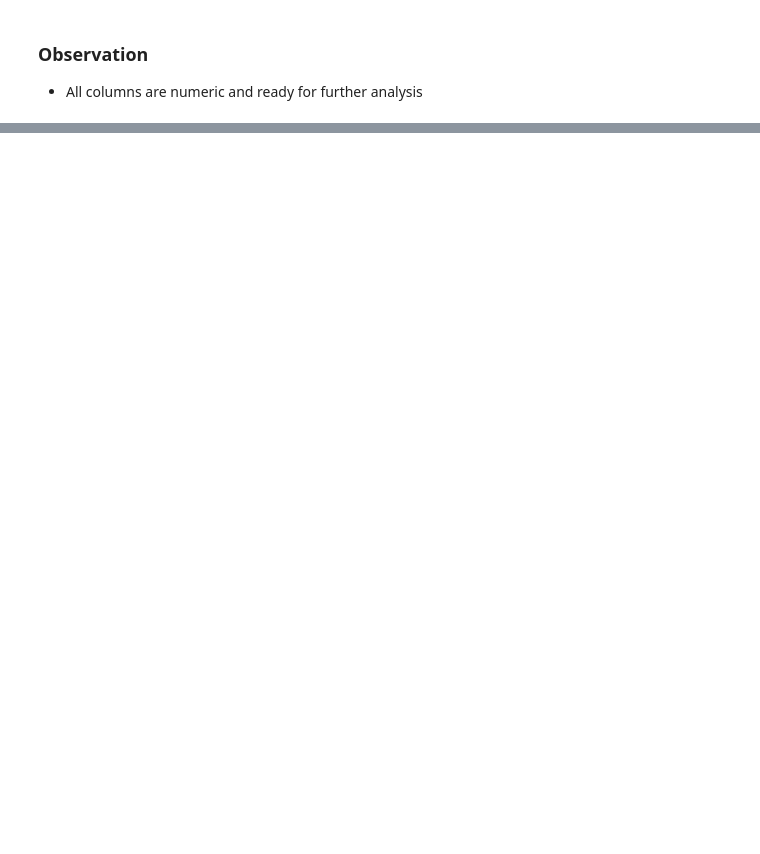
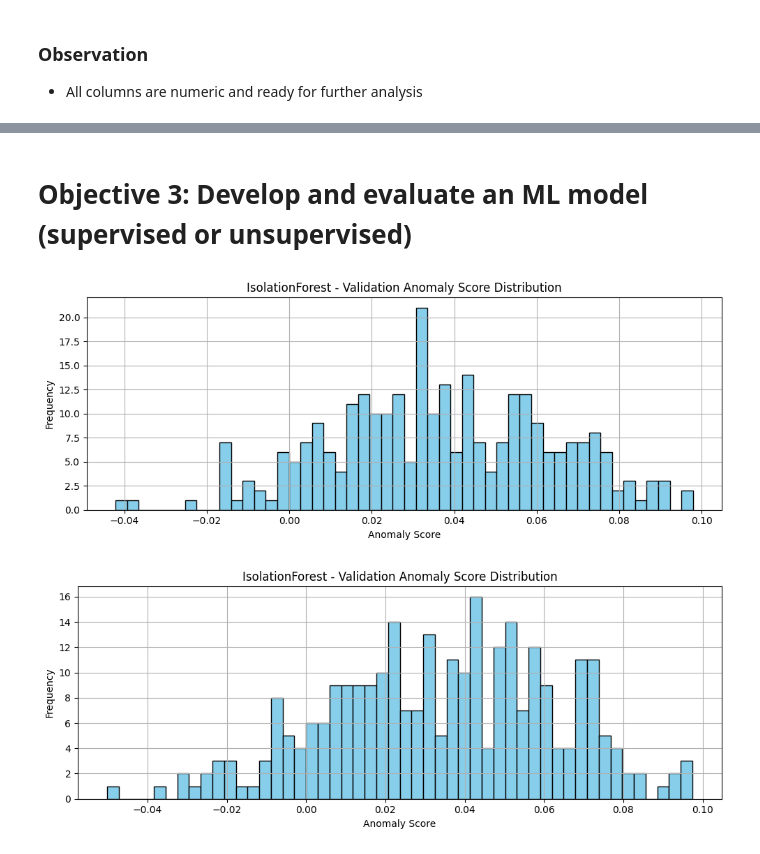
Before and after one commit to SeahChenKhoon/edge-telemetry-anomaly-detection, a Jupyter notebook: EDA.ipynb, the cells around one changed output, grey strips where cells are left out. Drawn from its saved outputs; the diff is of its cells as text; code cells hidden in the pictures; blank space fills up the shorter version.

```diff
--- a/EDA.ipynb
+++ b/EDA.ipynb
@@ -330,0 +414,13 @@ SyntaxError: invalid syntax (2999143993.py, line 2)
+# %%
+# Data Splitting
+train_df, temp_df = train_test_split(df, test_size=0.3, random_state=42)
+val_df, test_df = train_test_split(temp_df, test_size=0.5, random_state=42)
+# %%
+scaler = StandardScaler()
+numeric_cols = train_df.select_dtypes(include=["float64", "int64", "bool"]).columns
+
+train_df[numeric_cols] = scaler.fit_transform(train_df[numeric_cols])
+val_df[numeric_cols] = scaler.transform(val_df[numeric_cols])
+test_df[numeric_cols] = scaler.transform(test_df[numeric_cols])
+# %% [markdown]
+# Objective 3: Develop and evaluate an ML model (supervised or unsupervised)
@@ -330,0 +480,13 @@ SyntaxError: invalid syntax (2999143993.py, line 2)
+# %%
+# Select numeric columns for training and align val/test sets
+X_train = train_df.select_dtypes(include=['float64', 'int64', 'bool'])
+X_val = val_df[X_train.columns]
+X_test = test_df[X_train.columns]
+# %%
+model = IsolationForest(n_estimators=100, contamination=0.1, random_state=42)
+
+val_anomalies, val_scores = evaluate_unsupervised_model(model, X_train, X_val)
+test_anomalies, test_scores = evaluate_unsupervised_model(model, X_train, X_test)
+# %% [output]
+[figure, added]
+[figure, added]
```
Also changed, not shown: parts of 31 cells of this notebook.
